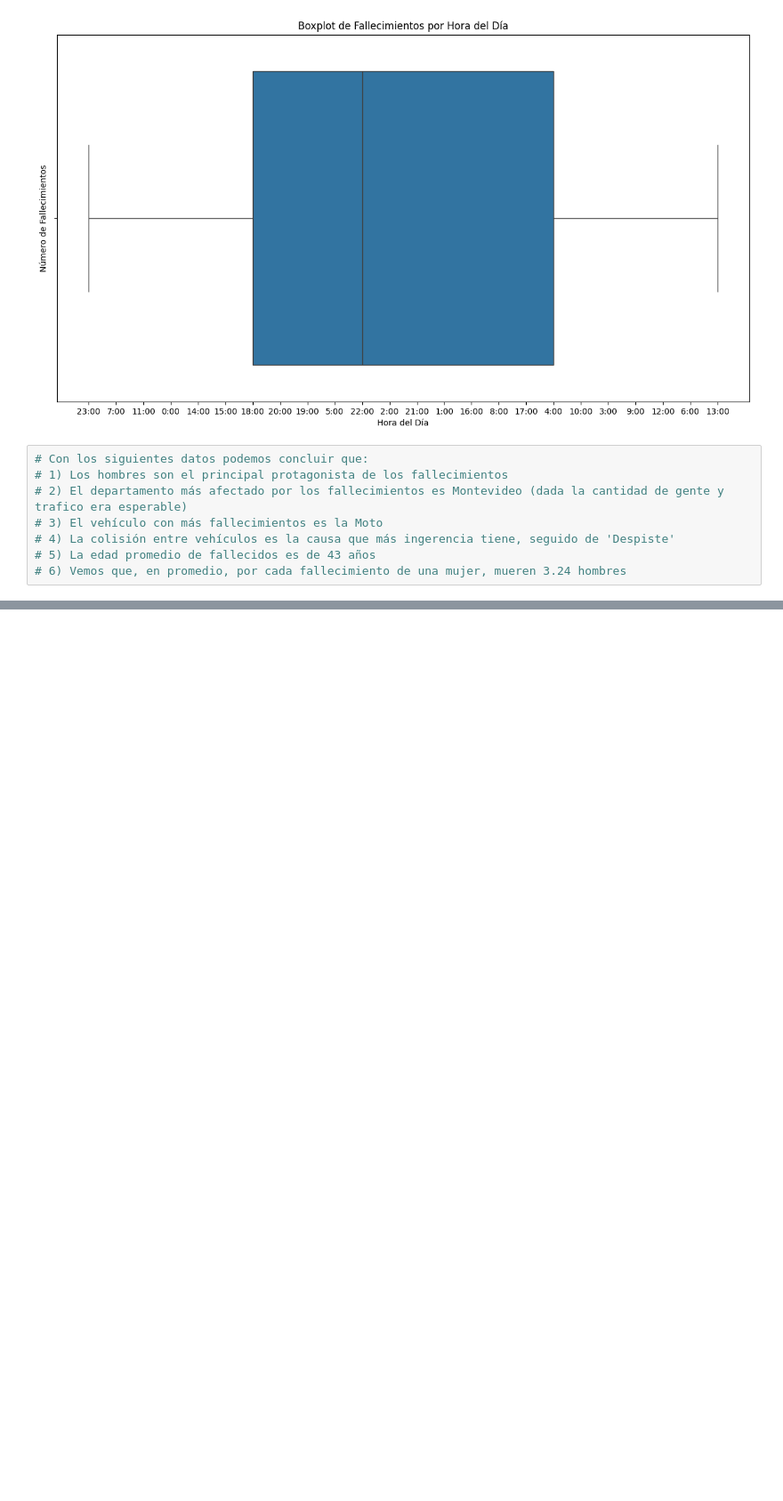
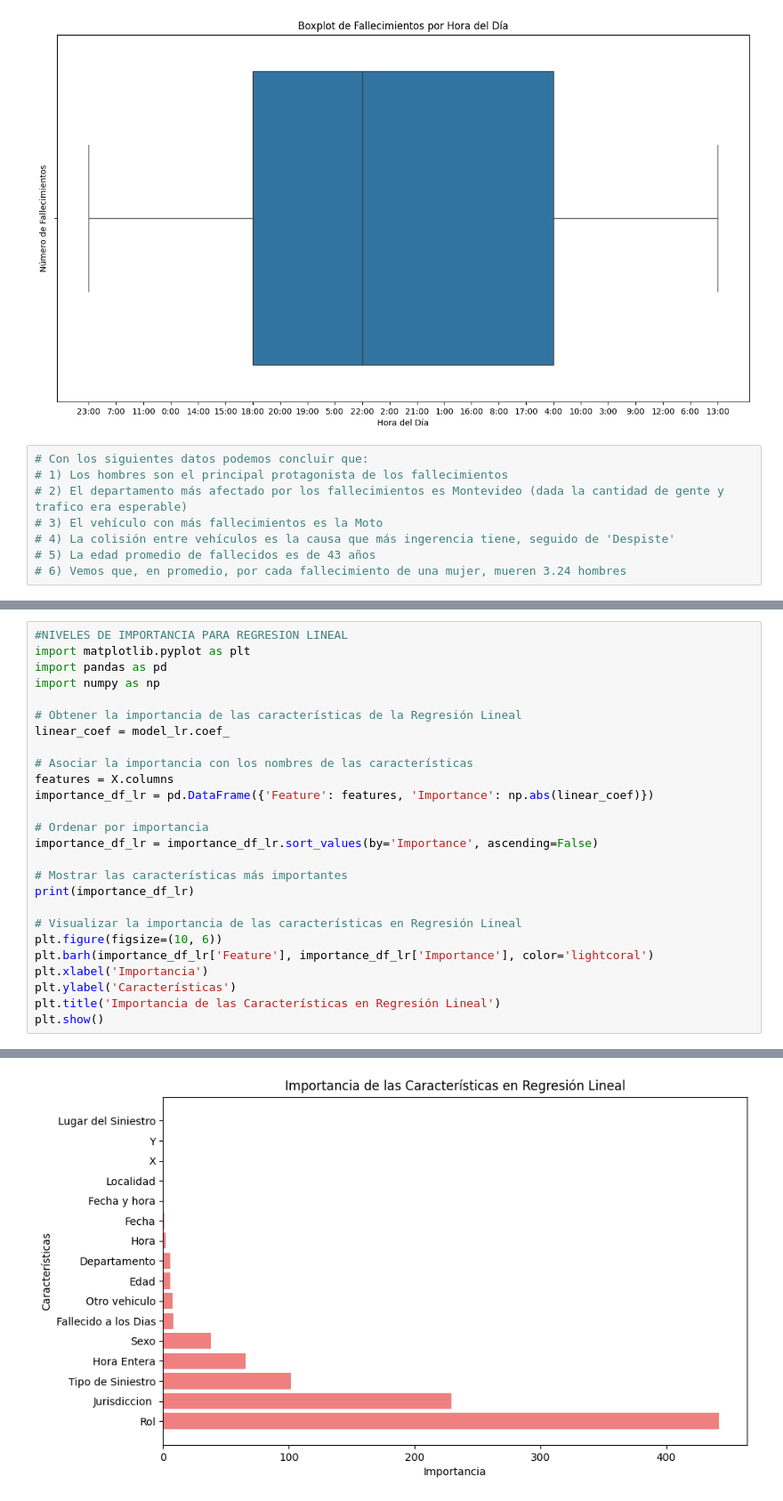
Before and after one commit to ChristianDzk/datascience, a Jupyter notebook: Primer Entrega.ipynb, the cells around one changed output, grey strips where cells are left out. Shown at 89% size. Drawn from its saved outputs; the diff is of its cells as text; blank space fills up the shorter version.

```diff
--- a/Primer Entrega.ipynb
+++ b/Primer Entrega.ipynb
@@ -212,0 +435,27 @@ plt.show()
+# %%
+#NIVELES DE IMPORTANCIA PARA REGRESION LINEAL
+import matplotlib.pyplot as plt
+import pandas as pd
+import numpy as np
+
+# Obtener la importancia de las características de la Regresión Lineal
+linear_coef = model_lr.coef_
+
+# Asociar la importancia con los nombres de las características
+features = X.columns
+importance_df_lr = pd.DataFrame({'Feature': features, 'Importance': np.abs(linear_coef)})
+
+# Ordenar por importancia
+importance_df_lr = importance_df_lr.sort_values(by='Importance', ascending=False)
+
+# Mostrar las características más importantes
+print(importance_df_lr)
+
+# Visualizar la importancia de las características en Regresión Lineal
+plt.figure(figsize=(10, 6))
+plt.barh(importance_df_lr['Feature'], importance_df_lr['Importance'], color='lightcoral')
+plt.xlabel('Importancia')
+plt.ylabel('Características')
+plt.title('Importancia de las Características en Regresión Lineal')
+plt.show()
+# %% [output]
@@ -212,0 +479 @@ plt.show()
+[figure, added]
```
Also changed, not shown: parts of 13 cells of this notebook, 1 other file.
